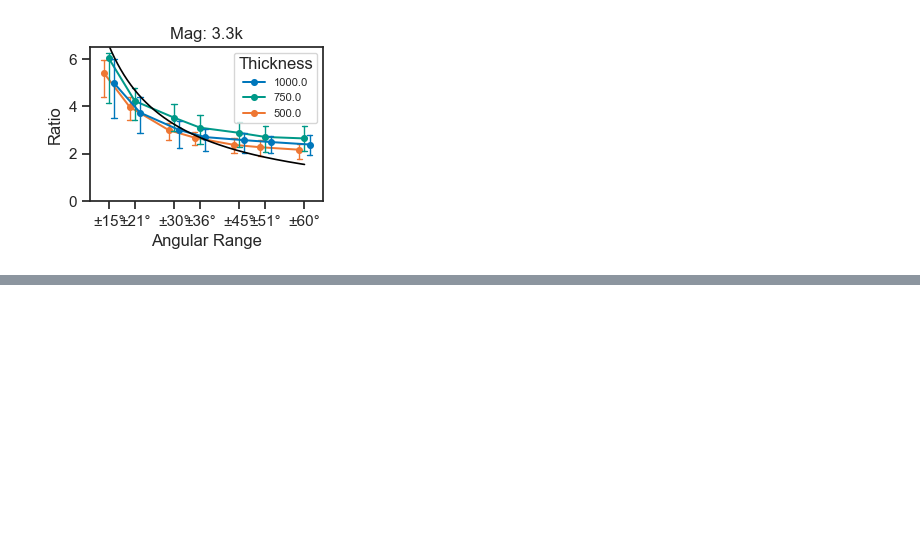
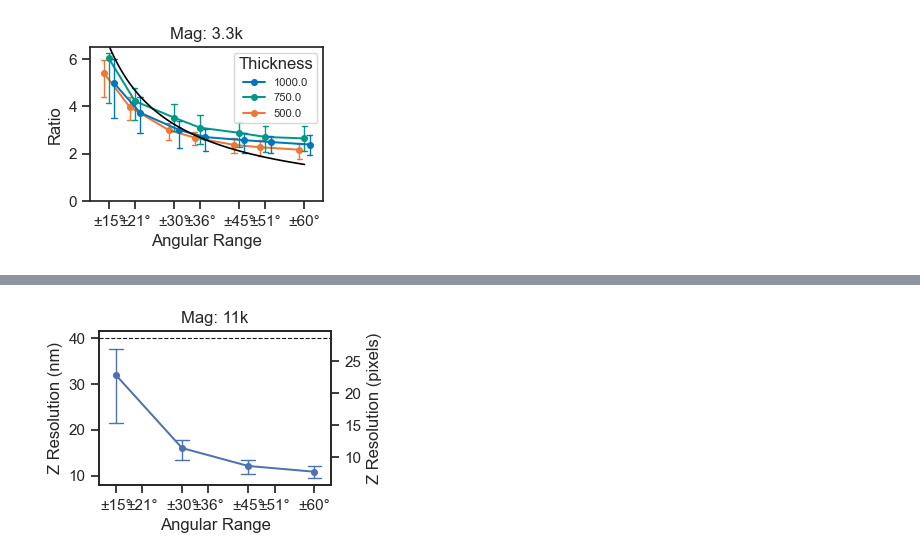
Before and after one commit to kuan-lab/tem-tomo, a Jupyter notebook: bead_resolution/250826_bead_res.ipynb, the cells around one changed output, grey strips where cells are left out. Drawn from its saved outputs; the diff is of its cells as text; code cells hidden in the pictures; blank space fills up the shorter version.

Commit message:
initial integration of 11k data for bead res

```diff
--- a/bead_resolution/250826_bead_res.ipynb
+++ b/bead_resolution/250826_bead_res.ipynb
@@ -207,3 +204,17 @@ g.plot(alpha_curve, e_xz_rademacher(alpha_curve), color="black", lw=1.2, label="
 plt.savefig(figs_dir + '250925_rev1_Zratio_beads_%s.pdf' % mag, bbox_inches = 'tight')
 # %% [output]
 [figure]
+# %%
+# Analyze 11k data
+
+from importlib import reload
+import utils; reload(utils)
+
+beads_df_11k = utils.fits_dataframe_from_config(
+    "251002_tomograms_11k_beads.yaml",
+    root_dir="251002_beads_data_11k",
+    linewidth=1,
+    r2_cutoff=0.6,
+    bead_diam_nm = 5.0,
+)
+beads_df_11k.head()
@@ -209,0 +229,70 @@ plt.savefig(figs_dir + '250925_rev1_Zratio_beads_%s.pdf' % mag, bbox_inches = 't
+# %%
+# 11k Plot for FSC res vs # projections
+import seaborn as sns
+
+
+max_angs = [60,51,45,36,30,21,15]
+theta_labels = ['±%s°' % ang for ang in max_angs]
+
+num_angs = [41,35,31,25,21,15,11]
+thick_pal={1000:'#0077BB',750:'#009988',500:'#EE7733'}
+mag = '11k'
+if mag == '3.3k':
+    my_df = beads_df_3k
+elif mag == '11k':
+    my_df = beads_df_11k
+
+my_df = my_df[my_df['res_nm_z']<100]
+#pixel_size = my_df['pixel_size'].values[0]
+
+sns.set_theme(rc={'figure.figsize':(3,2),'lines.linewidth':0.8},style = 'ticks')
+
+
+g = sns.pointplot(my_df,x='max_angle', y = 'res_nm_z', estimator='mean',
+            errorbar=('pi',50),
+            #errorbar = None,
+            native_scale=True,
+            log_scale = False,  markersize = 4, capsize = .2,
+            err_kws={'linewidth':1})
+
+handles, labels = g.get_legend_handles_labels()
+order = [2,1,0]
+#g.legend().remove()
+#g.legend([handles[idx] for idx in order],[labels[idx] for idx in order],fontsize=8,
+#         title = 'Thickness')
+#g.legend([handles[idx] for idx in order],[labels[idx] for idx in order],fontsize=10,
+#         title = 'Thickness', bbox_to_anchor=(-0.3, -.8), loc='lower left',ncol=3)
+g.axhline(y=40, color = 'k', linestyle = '--')
+g.set_xlabel('Angular Range')
+g.set_ylabel('Z Resolution (nm)')
+g.set_title('Mag: %s' % mag)#, ha='left', x = 0.1)
+#g.grid(axis='y', color = 'k', linewidth=0.5)
+#g.set_ylim([0,g.get_ylim()[1]])
+g.set_xticks(max_angs)
+g.set_xticklabels(theta_labels)
+
+pixel_size = my_df['pxl_size'].values[0]
+ax2 = g.twinx()
+y1, y2 = g.get_ylim()
+ax2.set_ylim(y1/pixel_size, y2/pixel_size)
+#ax2.set_yticks([2,3])
+ax2.set_ylabel('Z Resolution (pixels)')
+#sns.despine()
+
+import numpy as np
+import scipy.stats as stats
+#num_ang = 21
+for tomo in my_df.tomogram.unique():
+    thickness = my_df[my_df.tomogram == tomo]['thickness'].values[0]
+    n_beads = my_df[my_df.tomogram == tomo]['n_beads_pass'].values[0]
+    #for thickness in my_df.thickness.unique():
+    print('Tomogram = %s' % tomo)
+    print('N = %i beads, Thickness = %0.1f' % (n_beads,thickness))
+    for num_proj in my_df.num_proj.unique():
+        test_df = my_df[my_df.thickness == thickness]
+        test_df = test_df[test_df.num_proj == num_proj]
+        print('%s: %0.1f ± %0.2f nm' % (num_proj,np.mean(test_df.res_nm_z.values),stats.iqr(test_df.res_nm_z.values)/2))
+
+import matplotlib.pyplot as plt
+plt.savefig(figs_dir + '251002_rev1_11k_Zres_beads_%s.pdf' % mag, bbox_inches = 'tight')
+# %% [output]
@@ -209,0 +305 @@ plt.savefig(figs_dir + '250925_rev1_Zratio_beads_%s.pdf' % mag, bbox_inches = 't
+[figure, added]
```
Also changed, not shown: parts of 5 cells of this notebook, 1 other file.
